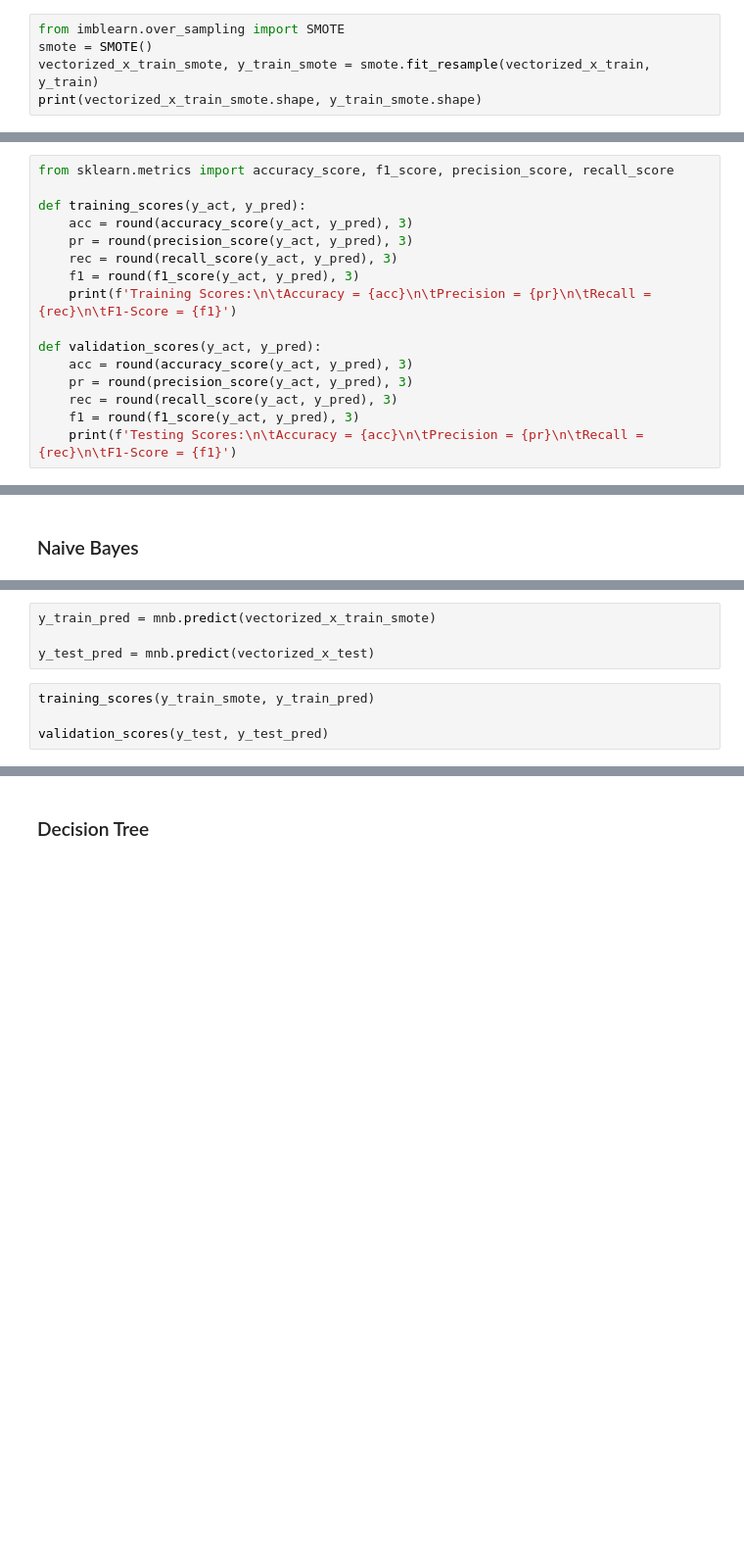
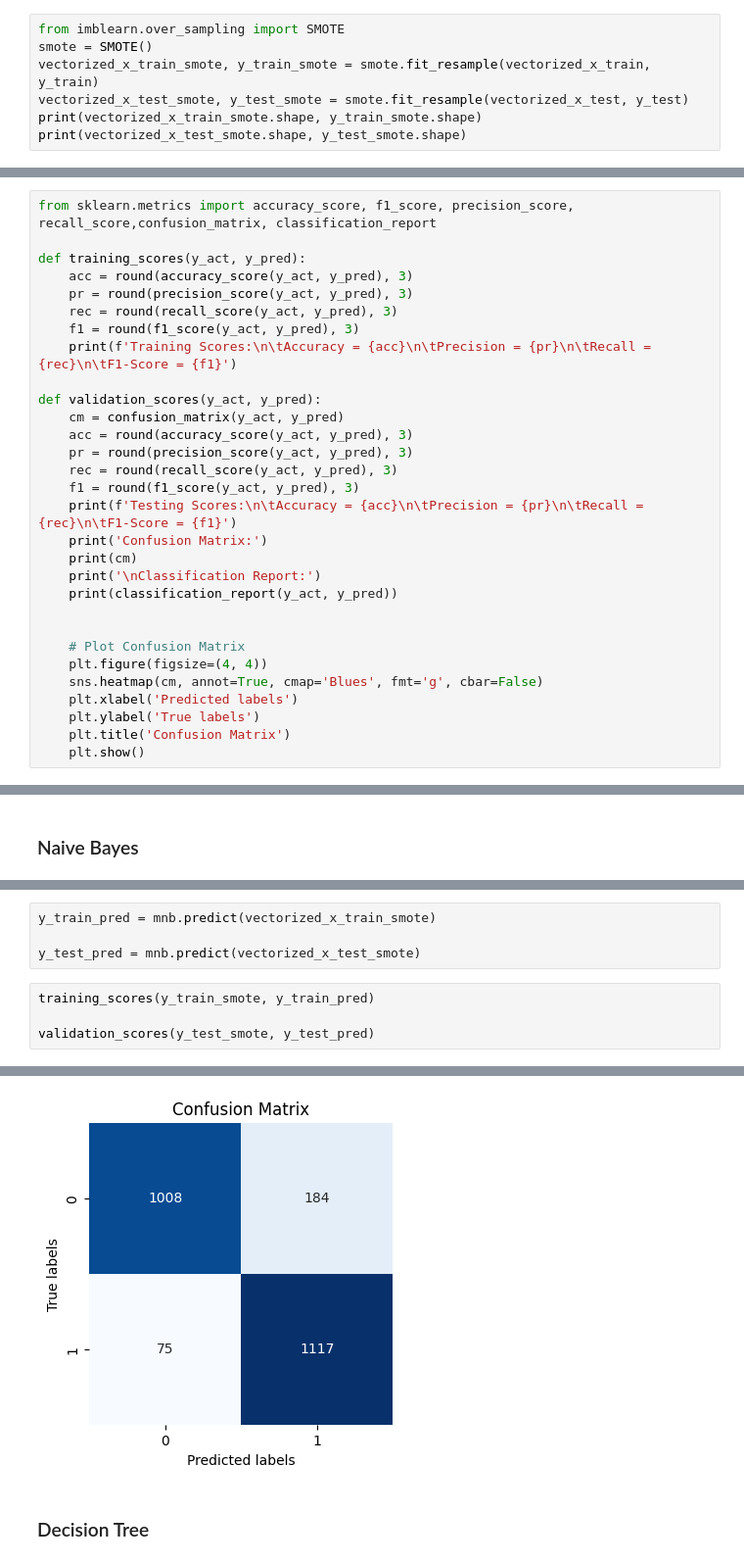
Before and after one commit to SandeepJeewandara/Sentiment_Analyzer, a Jupyter notebook: notebooks/model_building.ipynb, the cells around one changed output, grey strips where cells are left out. Shown at 98% size. Cells and saved outputs as stored; diff of their text form; blank space fills up the shorter version.

```diff
--- a/notebooks/model_building.ipynb
+++ b/notebooks/model_building.ipynb
@@ -355,5 +347,7 @@ Requirement already satisfied: threadpoolctl>=2.0.0 in e:\iit\2nd academic year\
 from imblearn.over_sampling import SMOTE
 smote = SMOTE()
 vectorized_x_train_smote, y_train_smote = smote.fit_resample(vectorized_x_train, y_train)
+vectorized_x_test_smote, y_test_smote = smote.fit_resample(vectorized_x_test, y_test)
 print(vectorized_x_train_smote.shape, y_train_smote.shape)
+print(vectorized_x_test_smote.shape, y_test_smote.shape)
 # %% [output]
@@ -382,5 +407,5 @@ from sklearn.svm import SVC
 # %%
-from sklearn.metrics import accuracy_score, f1_score, precision_score, recall_score
+from sklearn.metrics import accuracy_score, f1_score, precision_score, recall_score,confusion_matrix, classification_report
 
 def training_scores(y_act, y_pred):
     acc = round(accuracy_score(y_act, y_pred), 3)
@@ -390,11 +415,25 @@ def training_scores(y_act, y_pred):
     print(f'Training Scores:\n\tAccuracy = {acc}\n\tPrecision = {pr}\n\tRecall = {rec}\n\tF1-Score = {f1}')
 
 def validation_scores(y_act, y_pred):
+    cm = confusion_matrix(y_act, y_pred)
     acc = round(accuracy_score(y_act, y_pred), 3)
     pr = round(precision_score(y_act, y_pred), 3)
     rec = round(recall_score(y_act, y_pred), 3)
     f1 = round(f1_score(y_act, y_pred), 3)
     print(f'Testing Scores:\n\tAccuracy = {acc}\n\tPrecision = {pr}\n\tRecall = {rec}\n\tF1-Score = {f1}')
+    print('Confusion Matrix:')
+    print(cm)
+    print('\nClassification Report:')
+    print(classification_report(y_act, y_pred))
+
+
+    # Plot Confusion Matrix
+    plt.figure(figsize=(4, 4))
+    sns.heatmap(cm, annot=True, cmap='Blues', fmt='g', cbar=False)
+    plt.xlabel('Predicted labels')
+    plt.ylabel('True labels')
+    plt.title('Confusion Matrix')
+    plt.show()
 # %% [markdown]
 ### Logistic Regression
 # %%
@@ -431,10 +478,10 @@ MultinomialNB()
 # %%
 y_train_pred = mnb.predict(vectorized_x_train_smote)
 
-y_test_pred = mnb.predict(vectorized_x_test)
+y_test_pred = mnb.predict(vectorized_x_test_smote)
 # %%
 training_scores(y_train_smote, y_train_pred)
 
-validation_scores(y_test, y_test_pred)
+validation_scores(y_test_smote, y_test_pred)
 # %% [output]
 Training Scores:
@@ -450,3 +504,4 @@ Testing Scores:
+[figure, added]
 # %% [markdown]
 ### Decision Tree
 # %%
```
Also changed, not shown: parts of 24 cells of this notebook, 9 other files.
